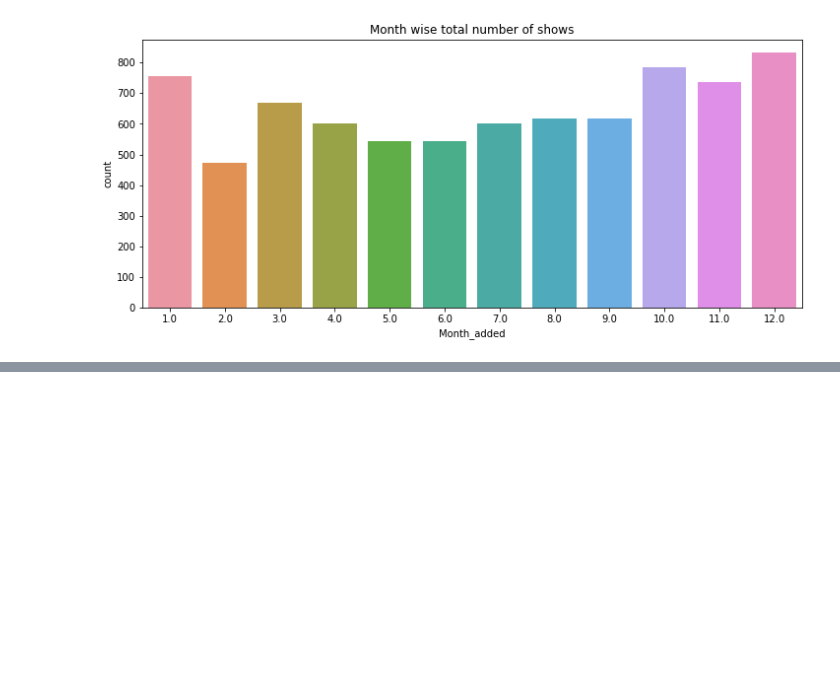
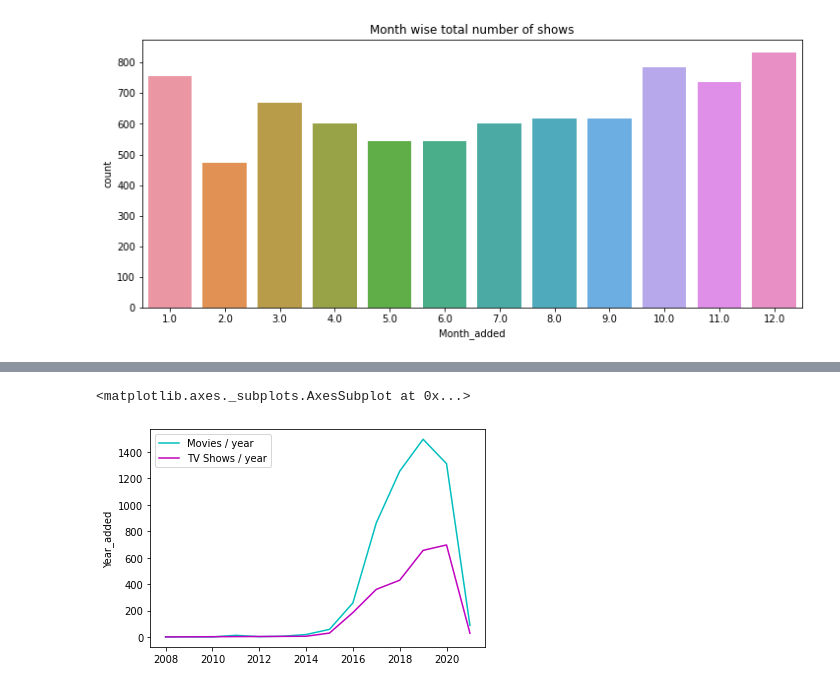
Before and after one commit to SuhasTantri/Netflix-movies-and-tv-shows-clustering, a Jupyter notebook: Raghavendra_and_Suhas_Team_NETFLIX_MOVIES_AND_TV_SHOWS_CLUSTERING.ipynb, the cells around one changed output, grey strips where cells are left out. Drawn from its saved outputs; the diff is of its cells as text; code cells hidden in the pictures; blank space fills up the shorter version.

```diff
--- a/Raghavendra_and_Suhas_Team_NETFLIX_MOVIES_AND_TV_SHOWS_CLUSTERING.ipynb
+++ b/Raghavendra_and_Suhas_Team_NETFLIX_MOVIES_AND_TV_SHOWS_CLUSTERING.ipynb
@@ -251,0 +298,6 @@ sns.countplot(x='Month_added',data=df)
+# %%
+sns.lineplot(data=movies_counts, color="c",label="Movies / year")
+sns.lineplot(data=tv_counts, color="m", label="TV Shows / year")
+# %% [output]
+<matplotlib.axes._subplots.AxesSubplot at 0x...>
+[figure, added]
```
Also changed, not shown: parts of 10 cells of this notebook.
